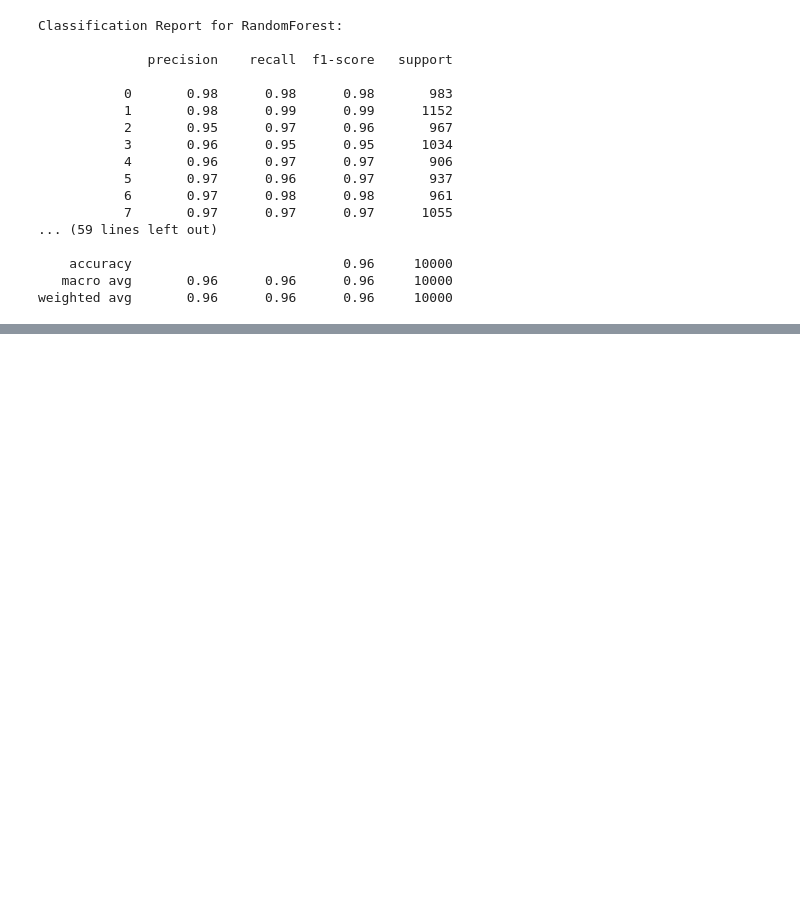
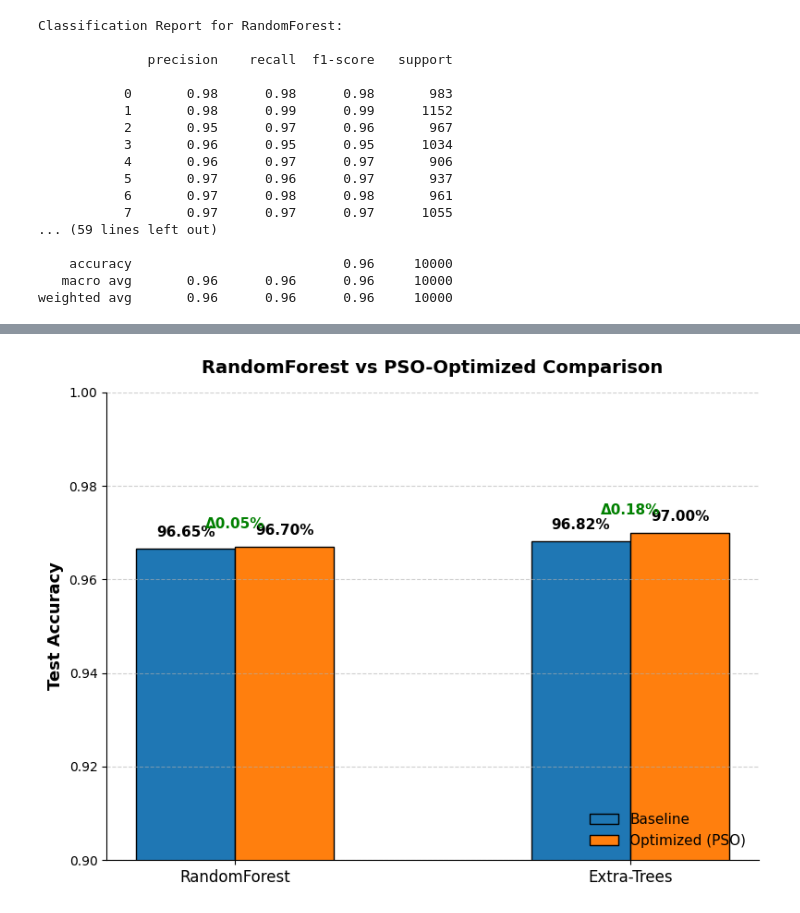
Before and after one commit to appleiphonedddd/NCNU_ML_HW2, a Jupyter notebook: MNIST.ipynb, the cells around one changed output, grey strips where cells are left out. Cells and saved outputs as stored; diff of their text form; code cells hidden in the pictures; blank space fills up the shorter version.

Commit message:
Add function

```diff
--- a/MNIST.ipynb
+++ b/MNIST.ipynb
@@ -266,0 +343,16 @@ weighted avg       0.96      0.96      0.96     10000
+# %%
+# optimize Extra-Trees classifier
+
+bounds_et = [(10, 200), (5, 50)]  # n_estimators, max_depth
+best_params_et = pso_optimize(fitness_function, bounds_et)
+best_n_estimators_et, best_max_depth_et = map(int, best_params_et)
+print(f"Optimized Parameters - n_estimators: {best_n_estimators_et}, max_depth: {best_max_depth_et}")
+
+optimized_et = ExtraTreesClassifier(n_estimators=best_n_estimators_et,
+                                   max_depth=best_max_depth_et,
+                                   random_state=42,
+                                   n_jobs=-1)
+optimized_et.fit(X_trval, y_trval)
+optimized_et_test_pred = optimized_et.predict(X_test)
+optimized_et_test_acc = accuracy_score(y_test, optimized_et_test_pred)
+print(f"Test accuracy (Optimized Extra-Trees): {optimized_et_test_acc * 100:.2f}%")
@@ -266,0 +372,39 @@ weighted avg       0.96      0.96      0.96     10000
+# %%
+# Show optimized classifiers test accuracy comparison bar chart, comparing with previous results.
+
+groups = ['RandomForest', 'Extra-Trees']
+
+baseline_acc = [rf_test_acc, et_test_acc]
+optimized_acc = [optimized_rf_test_acc, optimized_et_test_acc]
+
+x = np.arange(len(groups))
+width = 0.25
+
+plt.figure(figsize=(8, 6))
+
+bars1 = plt.bar(x - width/2, baseline_acc, width, label='Baseline', color='#1f77b4', edgecolor='black')
+bars2 = plt.bar(x + width/2, optimized_acc, width, label='Optimized (PSO)', color='#ff7f0e', edgecolor='black')
+
+plt.ylabel('Test Accuracy', fontsize=13, fontweight='bold')
+plt.title('RandomForest vs PSO-Optimized Comparison', fontsize=14, fontweight='bold', pad=15)
+plt.xticks(x, groups, fontsize=12)
+plt.ylim(0.9, 1.0)
+plt.legend(fontsize=11, loc='lower right', frameon=False)
+
+for bars, accs in zip([bars1, bars2], [baseline_acc, optimized_acc]):
+    for bar, acc in zip(bars, accs):
+        plt.text(bar.get_x() + bar.get_width()/2, bar.get_height() + 0.002,
+                 f"{acc * 100:.2f}%", ha='center', va='bottom', fontsize=11, fontweight='bold')
+
+for i in range(len(groups)):
+    delta = (optimized_acc[i] - baseline_acc[i]) * 100
+    plt.text(x[i], max(baseline_acc[i], optimized_acc[i]) + 0.004,
+             f"Δ{delta:.2f}%", ha='center', fontsize=11, color='green', fontweight='bold')
+
+plt.grid(axis='y', linestyle='--', alpha=0.6)
+plt.gca().spines['top'].set_visible(False)
+plt.gca().spines['right'].set_visible(False)
+plt.tight_layout()
+plt.show()
+# %% [output]
+[figure, added]
```
Also changed, not shown: parts of 7 cells of this notebook.
